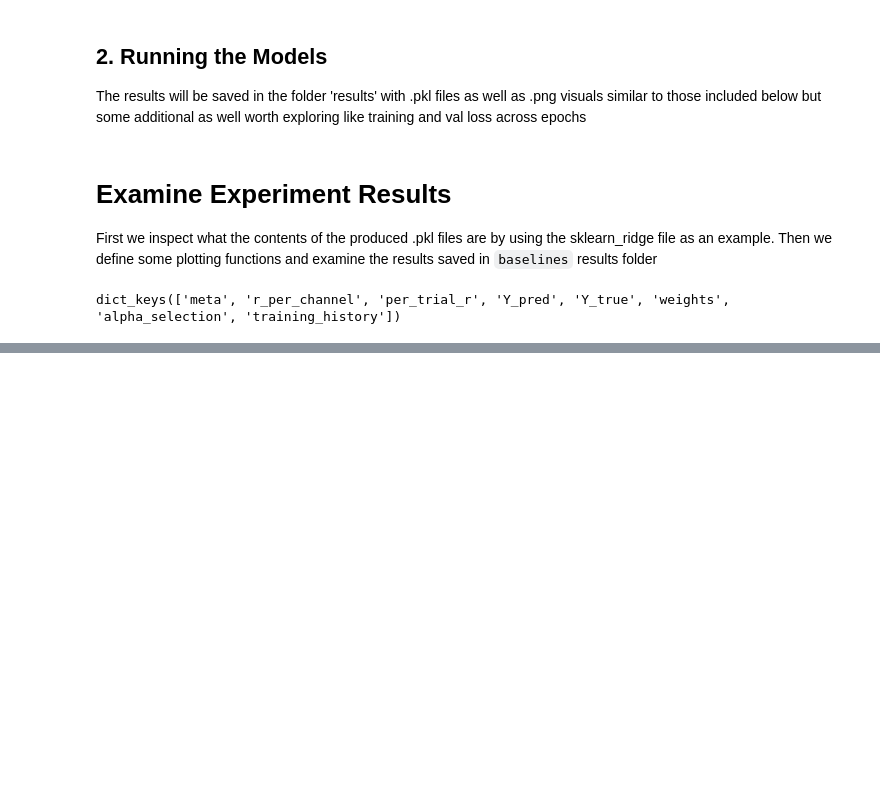
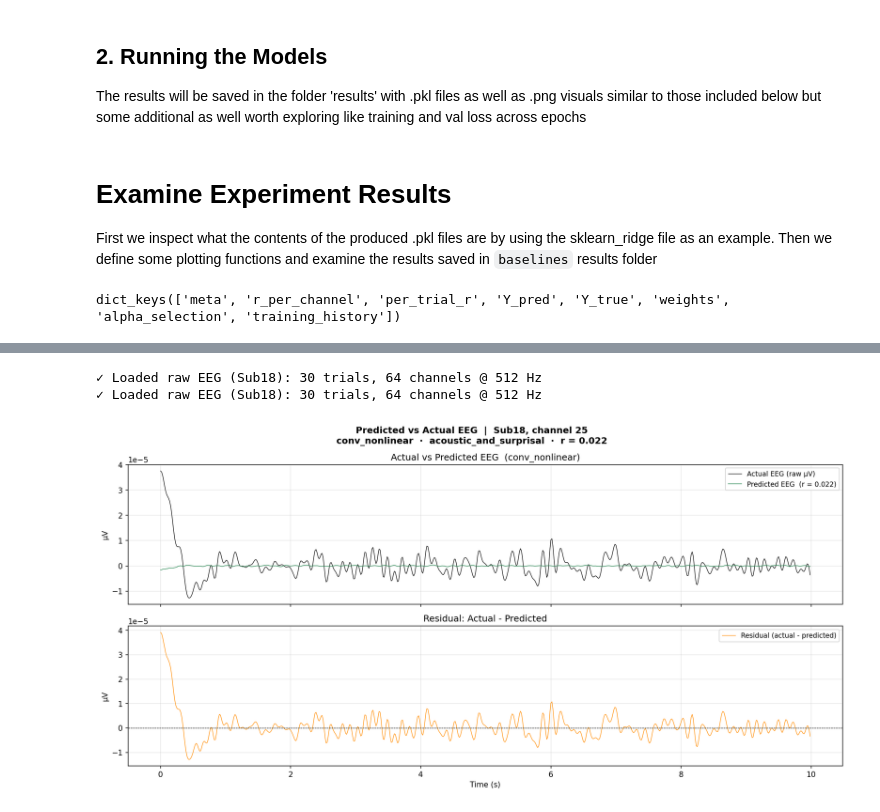
Before and after one commit to pereiraa10/SigMA-IDyOMpy, a Jupyter notebook: TRF/experiments/run_models.ipynb, the cells around one changed output, grey strips where cells are left out. Cells and saved outputs as stored; diff of their text form; code cells hidden in the pictures; blank space fills up the shorter version.

```diff
--- a/TRF/experiments/run_models.ipynb
+++ b/TRF/experiments/run_models.ipynb
@@ -750,0 +772,8 @@ def plot_alignment(result, save_dir, channel_idx=DEFAULT_CHANNEL_IDX, sfreq=DEFA
+# %%
+with tempfile.TemporaryDirectory() as tmpdir:
+    alignment = plot_alignment(topo_ex_results, save_dir=Path(tmpdir), channel_idx=DEFAULT_CHANNEL_IDX)
+    display(Image(filename=str(alignment)))
+# %% [output]
+✓ Loaded raw EEG (Sub18): 30 trials, 64 channels @ 512 Hz
+✓ Loaded raw EEG (Sub18): 30 trials, 64 channels @ 512 Hz
+[figure, added]
```
Also changed, not shown: parts of 15 cells of this notebook.
